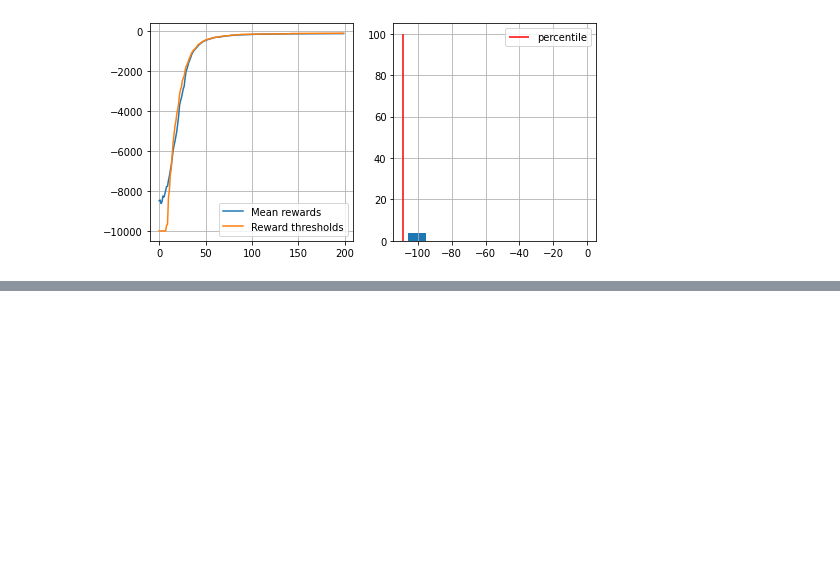
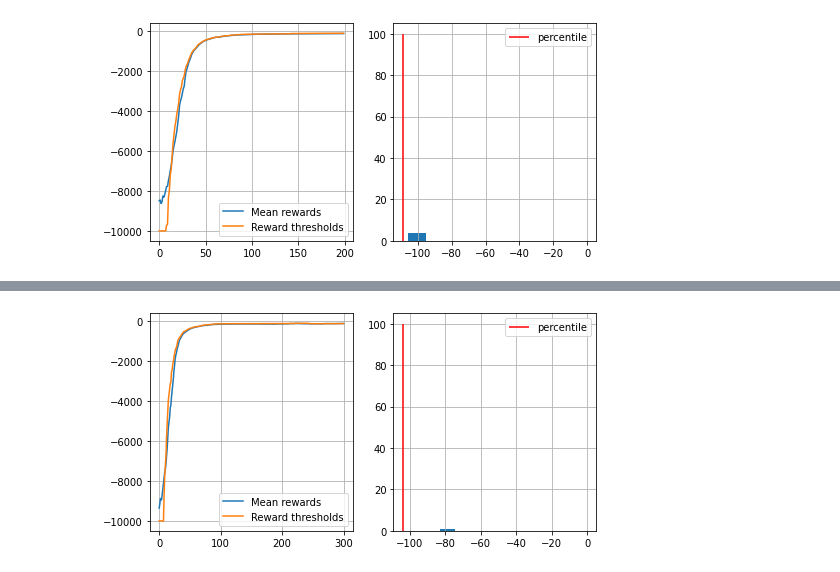
Before and after one commit to lwahomura/RL, a Jupyter notebook: deep_crossentropy_method.ipynb, the cells around one changed output, grey strips where cells are left out. Cells and saved outputs as stored; diff of their text form; code cells hidden in the pictures; blank space fills up the shorter version.

```diff
--- a/deep_crossentropy_method.ipynb
+++ b/deep_crossentropy_method.ipynb
@@ -738,0 +755,9 @@ mean reward = -4884.252, threshold=-4045.500
+# %%
+from copy import deepcopy
+cached_n_sessions = n_sessions
+cached_percentile = percentile
+cached_log = log.copy()
+cached_agent = deepcopy(agent)
+cached_history_depth = history_depth
+cached_sessions_history = sessions_history.copy()
+cached_prev_mean = prev_mean
@@ -738,0 +792,78 @@ mean reward = -4884.252, threshold=-4045.500
+# %%
+n_sessions = cached_n_sessions
+percentile = 50
+log = cached_log.copy()
+agent = deepcopy(cached_agent)
+agent.learning_rate = 'constant'
+agent.learning_rate_init = 0.001
+history_depth = cached_history_depth-1
+sessions_history = cached_sessions_history.copy()[1:]
+prev_mean = cached_prev_mean
+
+achieved = False
+achieved_agent = None
+
+for i in range(100):
+    # generate new sessions
+    sessions = [ jb.Parallel(n_jobs=-1)(jb.delayed(make_session)(agent) for _ in range(n_sessions))][0]
+
+    sessions_history.append(sessions)
+    if len(sessions_history) > history_depth:
+      sessions_history = sessions_history[1:]
+
+    sessions_to_use = []
+    for ss in sessions_history:
+      sessions_to_use.extend(ss)
+
+    states_batch, actions_batch, rewards_batch = map(np.array, zip(*sessions_to_use))
+    elite_states, elite_actions = select_elites(states_batch, actions_batch, rewards_batch, percentile)
+
+    try:
+      agent.fit(elite_states, elite_actions)
+    except ValueError as e:
+      missing_action = 0
+      if 'has [0 2]' in str(e):
+        missing_action = 1
+      elif 'has [0 1]' in str(e):
+        missing_action = 2
+      elite_states.append(elite_states[0])
+      elite_actions.append(missing_action)
+      agent.fit(elite_states, elite_actions)
+
+    show_progress(rewards_batch, log, percentile, reward_range=[np.max(rewards_batch), 0])
+
+    curr_mean = np.mean(rewards_batch)
+    curr_threshold  = np.percentile(rewards_batch, percentile)
+
+    # if (curr_threshold < curr_mean) and (percentile < 70):
+    #   percentile += 5
+    #   n_sessions = int(n_sessions*1.1)
+    #   agent.learning_rate_init -= 0.0002
+    # if (curr_threshold - curr_mean > 20):
+    #   agent.learning_rate_init += 0.0002
+    #   percentile -= 5
+
+    # if (int(curr_mean) >= int(curr_threshold)) and (percentile < 90):
+    #   percentile += 2
+
+    # if (curr_threshold >- 350):
+    #   if (abs(prev_mean - curr_mean) < 1) and (history_depth > 2):
+    #     history_depth -= 1
+    #     sessions_history = sessions_history[1:]
+    #     percentile += 5
+      # if (curr_threshold > -110) and (curr_threshold < -90) and percentile < 95:
+      #   percentile += 1
+      #   agent.learning_rate_init = 0.005
+
+    # уже много раз словил -100.09 и стало грустно..
+    if curr_mean >= -100:
+      print("You Win!")
+      achieved = True
+      achieved_agent = deepcopy(agent)
+
+      break
+
+    prev_mean = curr_mean
+
+print(achieved)
+# %% [output]
@@ -738,0 +871 @@ mean reward = -4884.252, threshold=-4045.500
+[figure, added]
```
Also changed, not shown: parts of 4 cells of this notebook.
